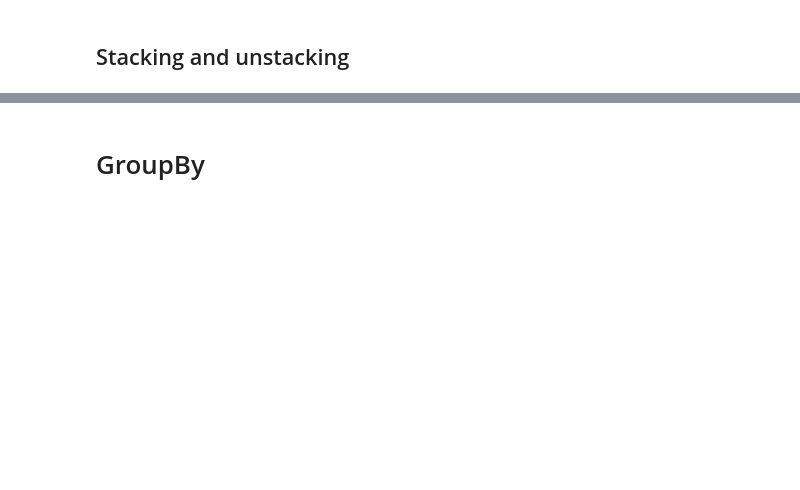
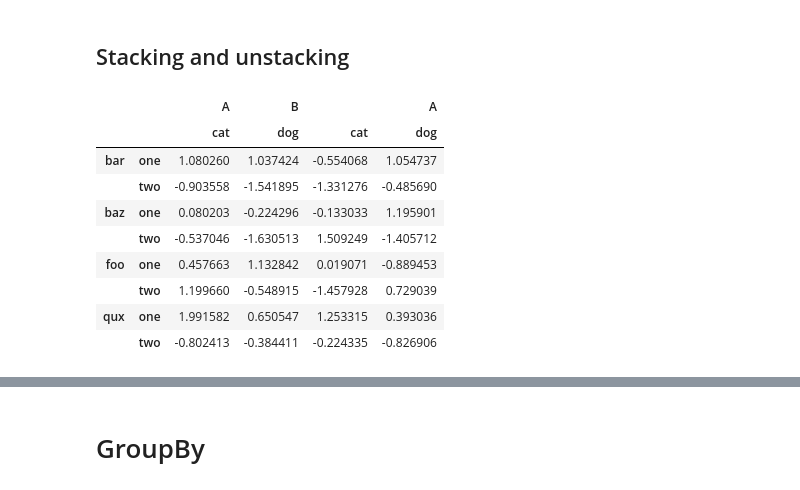
Before and after one commit to wulsin/pandas-exercises, a Jupyter notebook: Basics.ipynb, the cells around one changed output, grey strips where cells are left out. Cells and saved outputs as stored; diff of their text form; code cells hidden in the pictures; blank space fills up the shorter version.

Commit message:
Fix another randn call

```diff
--- a/Basics.ipynb
+++ b/Basics.ipynb
@@ -900,13 +934,24 @@ Stacking and unstacking
 # %%
 tuples = zip(*[['bar', 'bar', 'baz', 'baz',
                 'foo', 'foo', 'qux', 'qux'],
                ['one', 'two', 'one', 'two',
                 'one', 'two', 'one', 'two']])
 index = MultiIndex.from_tuples(tuples)
 columns = MultiIndex.from_tuples([('A', 'cat'), ('B', 'dog'),
                                   ('B', 'cat'), ('A', 'dog')])
-df = DataFrame(randn(8, 4), index=index, columns=columns)
+df = DataFrame(np.random.randn(8, 4), index=index, columns=columns)
 df
+# %% [output]
+|  |  | A | B |  | A |
+|  |  | cat | dog | cat | dog |
+| bar | one | 1.080260 | 1.037424 | -0.554068 | 1.054737 |
+|  | two | -0.903558 | -1.541895 | -1.331276 | -0.485690 |
+| baz | one | 0.080203 | -0.224296 | -0.133033 | 1.195901 |
+|  | two | -0.537046 | -1.630513 | 1.509249 | -1.405712 |
+| foo | one | 0.457663 | 1.132842 | 0.019071 | -0.889453 |
+|  | two | 1.199660 | -0.548915 | -1.457928 | 0.729039 |
+| qux | one | 1.991582 | 0.650547 | 1.253315 | 0.393036 |
+|  | two | -0.802413 | -0.384411 | -0.224335 | -0.826906 |
 # %%
 df2 = df.ix[[0, 1, 2, 4, 5, 7]]
 df2
```
Also changed, not shown: parts of 7 cells of this notebook.
